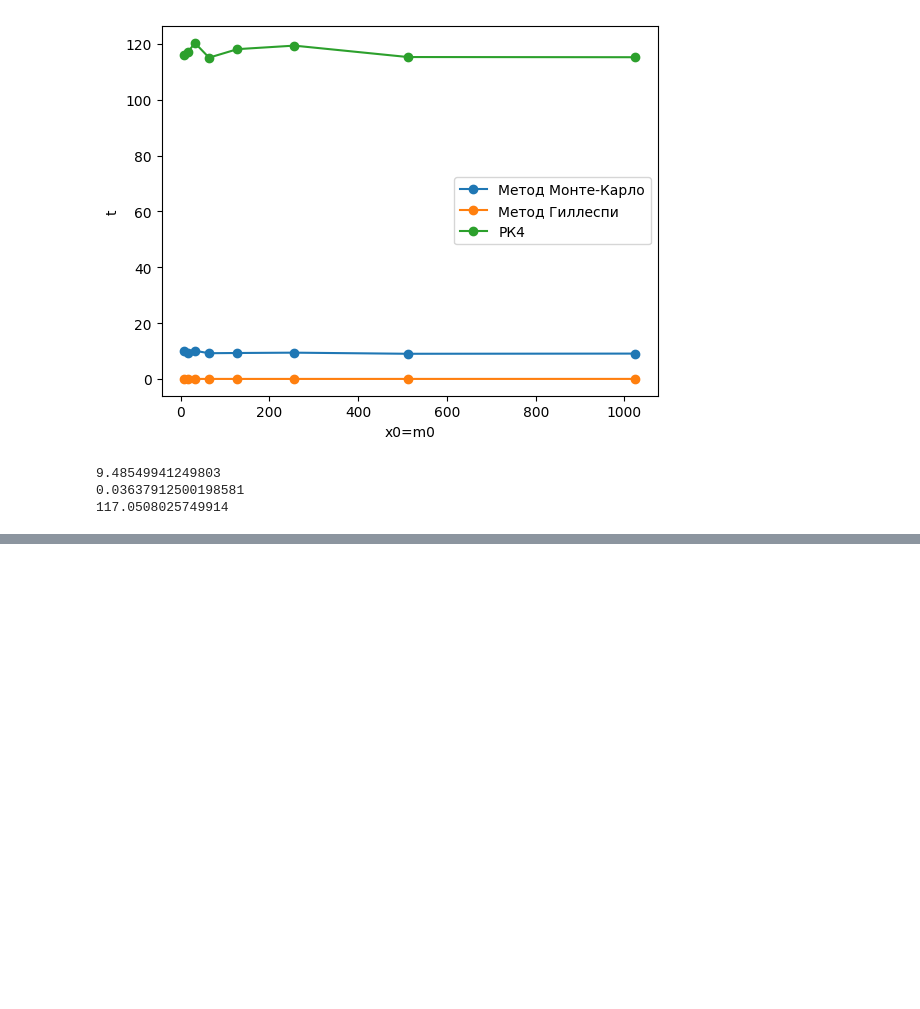
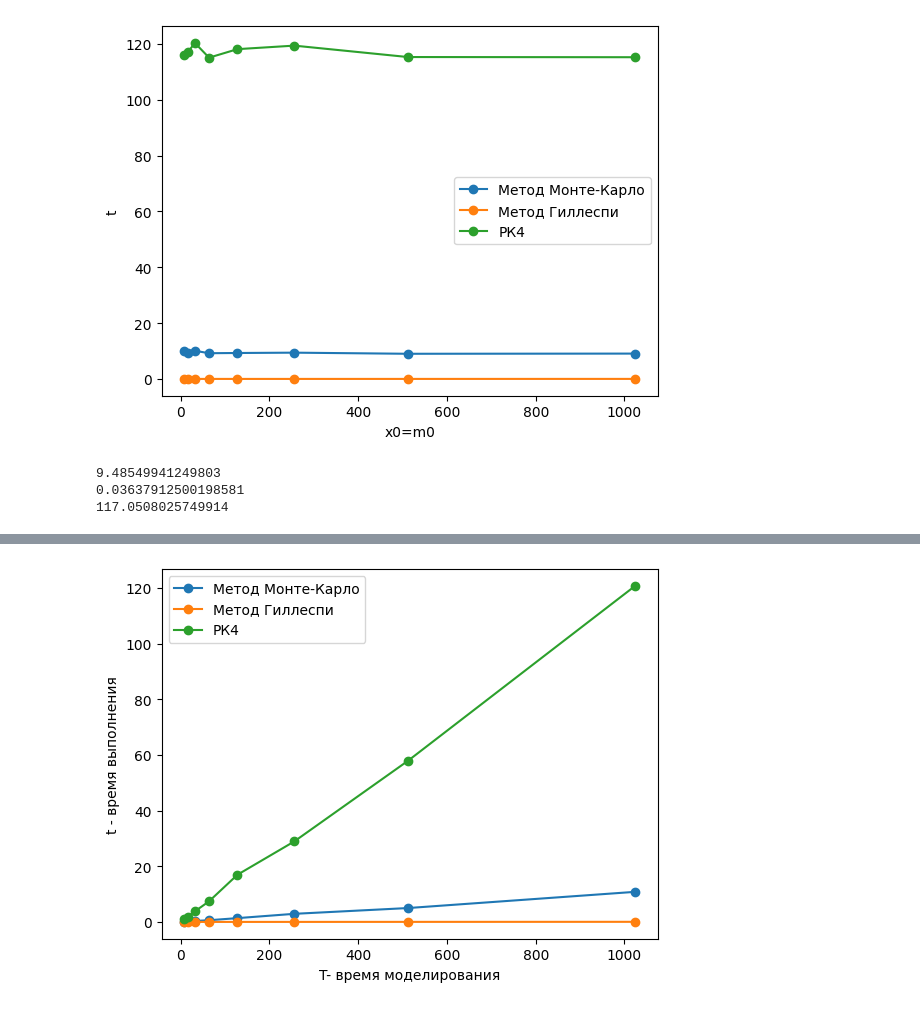
Before and after one commit to Faert/NLD_Lab, a Jupyter notebook: 4/Ивлев А.Д. Лабораторная 4.ipynb, the cells around one changed output, grey strips where cells are left out. Drawn from its saved outputs; the diff is of its cells as text; code cells hidden in the pictures; blank space fills up the shorter version.

```diff
--- a/4/Ивлев А.Д. Лабораторная 4.ipynb
+++ b/4/Ивлев А.Д. Лабораторная 4.ipynb
@@ -278,3 +278,30 @@ print(sum/8)
 9.48549941249803
 0.03637912500198581
 117.0508025749914
+# %%
+dt = 1e-4
+T = 8
+t = np.linspace(0, T, int(T/dt) + 1)
+N = len(t)
+x0 = [1000, 1000]
+time1 = []
+time2 = []
+time3 = []
+while (T < 2000):
+    history = []
+    start = time.perf_counter()
+    method1(x0, a_2, dt, N)
+    finish = time.perf_counter()
+    time1.append(finish - start)
+    start = time.perf_counter()
+    method2(x0, a_2, T)
+    finish = time.perf_counter()
+    time2.append(finish - start)
+    start = time.perf_counter()
+    RK4(func_rk2, x0, dt, N, history)
+    finish = time.perf_counter()
+    time3.append(finish - start)
+    print(time1[-1], time2[-1], time3[-1], T)
+    T*=2
+    t = np.linspace(0, T, int(T/dt) + 1)
+    N = len(t)
@@ -280,0 +317,12 @@ print(sum/8)
+# %%
+fig, ax = plt.subplots()
+ax.set_xlabel('T- время моделирования')
+ax.set_ylabel('t - время выполнения')
+xt = [8, 16, 32, 64, 128, 256, 512, 1024]
+ax.plot(xt, time1, label='Метод Монте-Карло', marker='o')
+ax.plot(xt, time2, label='Метод Гиллеспи', marker='o')
+ax.plot(xt, time3, label='РК4', marker='o')
+plt.legend()
+plt.show()
+# %% [output]
+[figure, added]
```
Also changed, not shown: parts of 5 cells of this notebook, 2 other files.
